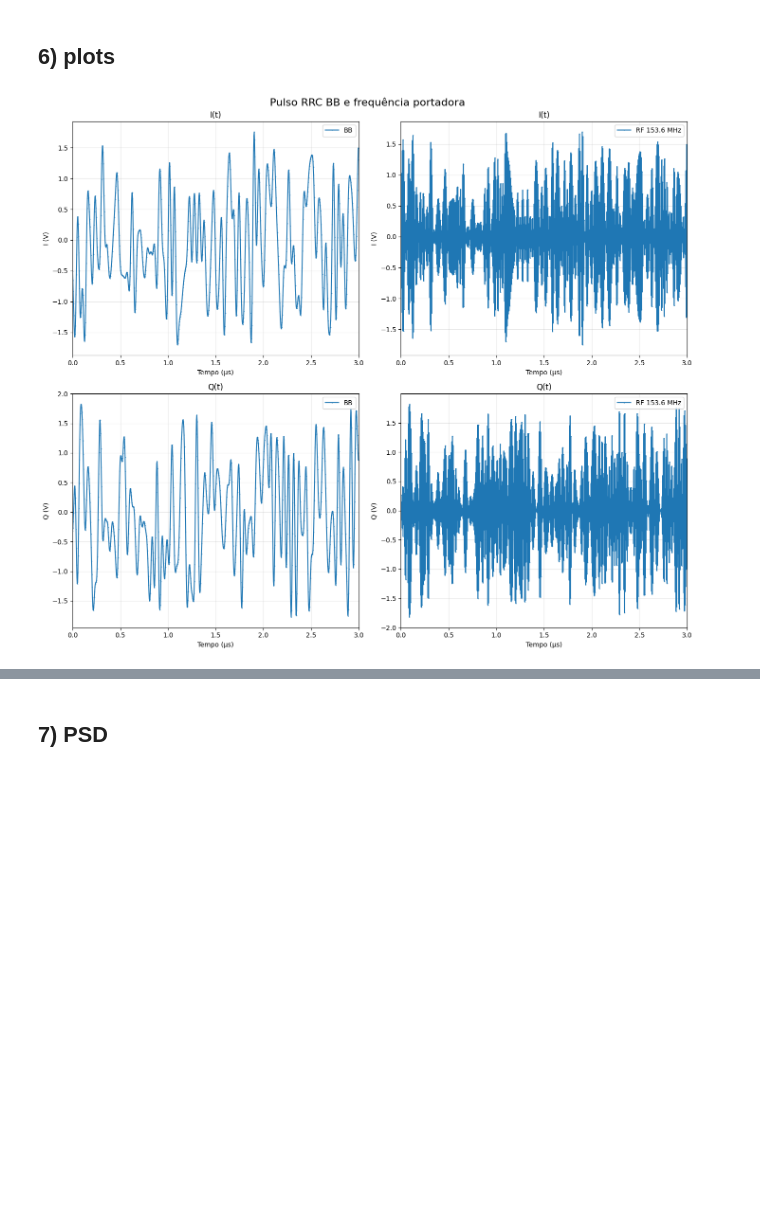
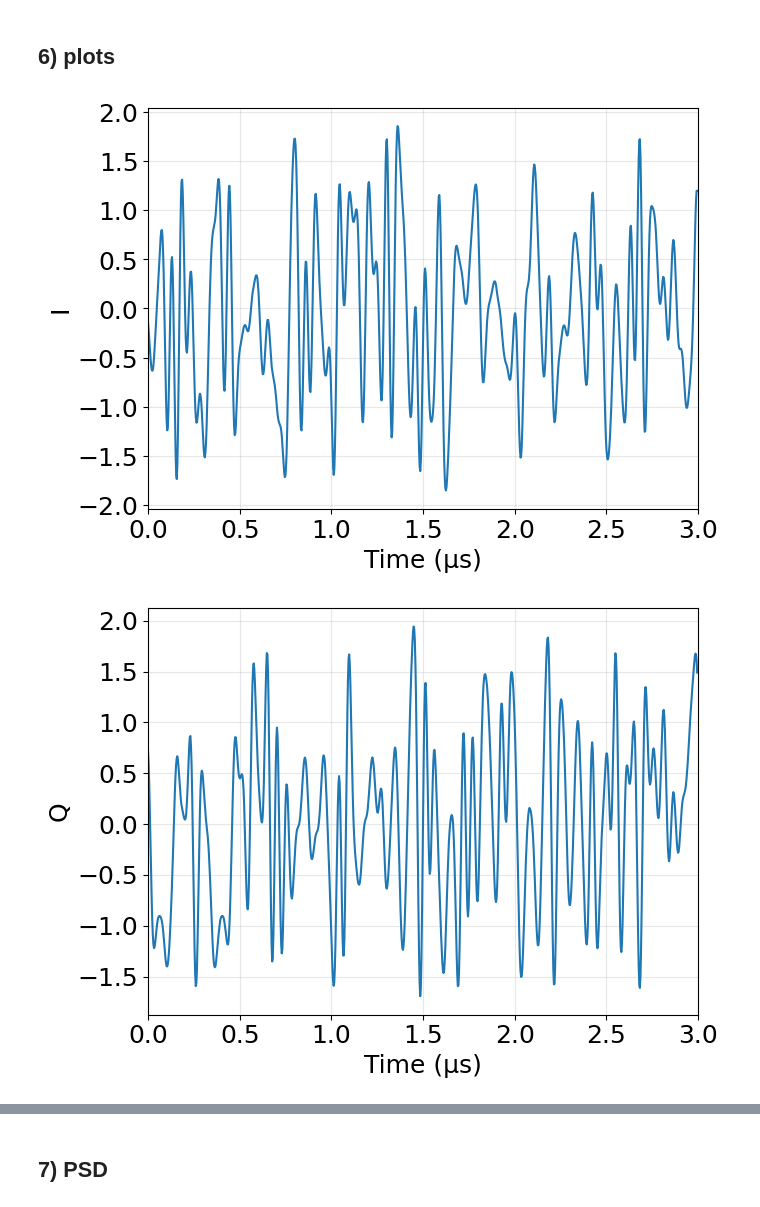
Before and after one commit to Rawerinno/CV-QKD, a Jupyter notebook: cv_qkd_pipeline.ipynb, the cells around one changed output, grey strips where cells are left out. Saved outputs shown, nothing was run; the diff lists cells and outputs as text; code cells hidden in the pictures; blank space fills up the shorter version.

```diff
--- a/cv_qkd_pipeline.ipynb
+++ b/cv_qkd_pipeline.ipynb
@@ -13,7 +15,7 @@ os.makedirs(BASE_DIR, exist_ok=True)
 ## 1) Constellation 64-QAM and MB distribution
 # %%
 qam = 64
-N = 1_000_000
+N = 10000
 
 # ⟨n⟩
 n_target = 10
@@ -43,11 +45,10 @@ values = values_base * scale_factor
 plt.figure(figsize=(6, 6))
 plt.scatter(np.real(values), np.imag(values), color='C0', s=120)
 plt.grid(True, alpha=0.3)
-plt.title(f'{qam}-QAM')
-plt.xlabel('I')
-plt.ylabel('Q')
-plt.xticks(np.arange(-14, 15, 2))
-plt.yticks(np.arange(-14, 15, 2))
+plt.xlabel('I', fontsize=18)
+plt.ylabel('Q', fontsize=18)
+plt.xticks(np.arange(-14, 15, 2), fontsize=18)
+plt.yticks(np.arange(-14, 15, 2), fontsize=18)
 plt.axis('equal')
 plt.tight_layout()
 plt.show()
@@ -233,26 +265,57 @@ Saved: C:\Users\barro\OneDrive\Ambiente de Trabalho\Projeto_3ºano\txt\fft_signa
 # %%
 zoom_us = 3
 idx_zoom = int(zoom_us * fs / 1e6)
 
-fig, axs = plt.subplots(2, 2, figsize=(14, 12))
-for i, comp in enumerate([np.real, np.imag]):
-    for j, sig in enumerate([signal_bb, signal_rf]):
-        axs[i, j].plot(
-            t[:idx_zoom] * 1e6,
-            comp(sig[:idx_zoom]),
-            '.-',
-            ms=1,
-            label=f"{'BB' if j==0 else 'RF 153.6 MHz'}"
-        )
-        axs[i, j].set_title('I(t)' if i == 0 else 'Q(t)')
-        axs[i, j].set_xlabel('Tempo (μs)')
-        axs[i, j].set_ylabel('I (V)' if i == 0 else 'Q (V)')
-        axs[i, j].set_xlim(0, zoom_us)
-        axs[i, j].grid(True, alpha=0.3)
-        axs[i, j].legend(loc='upper right')
-
-plt.suptitle('Pulso RRC BB e frequência portadora', fontsize=16)
+# 1) I(t) - Baseband
+plt.figure(figsize=(7, 5))
+plt.plot(t[:idx_zoom] * 1e6, np.real(signal_bb[:idx_zoom]), '-', ms=1)
+plt.xlabel('Time (μs)', fontsize=18)
+plt.ylabel('I', fontsize=18)
+plt.xlim(0, zoom_us)
+plt.xticks(fontsize=18)
+plt.yticks(fontsize=18)
+plt.grid(True, alpha=0.3)
 plt.tight_layout()
 plt.show()
+
+
+# 2) Q(t) - Baseband
+plt.figure(figsize=(7, 5))
+plt.plot(t[:idx_zoom] * 1e6, np.imag(signal_bb[:idx_zoom]), '-', ms=1)
+plt.xlabel('Time (μs)', fontsize=18)
+plt.ylabel('Q', fontsize=18)
+plt.xlim(0, zoom_us)
+plt.xticks(fontsize=18)
+plt.yticks(fontsize=18)
+plt.grid(True, alpha=0.3)
+plt.tight_layout()
+plt.show()
+
+
+# 3) I(t) - RF
+plt.figure(figsize=(7, 5))
+plt.plot(t[:idx_zoom] * 1e6, np.real(signal_rf[:idx_zoom]), '-', ms=1, color='red')
+plt.xlabel('Time (μs)', fontsize=18)
+plt.ylabel('I', fontsize=18)
+plt.xlim(0, zoom_us)
+plt.xticks(fontsize=18)
+plt.yticks(fontsize=18)
+plt.grid(True, alpha=0.3)
+plt.tight_layout()
+plt.show()
+
+
+# 4) Q(t) - RF
+plt.figure(figsize=(7, 5))
+plt.plot(t[:idx_zoom] * 1e6, np.imag(signal_rf[:idx_zoom]), '-', ms=1, color='red')
+plt.xlabel('Time (μs)', fontsize=18)
+plt.ylabel('Q', fontsize=18)
+plt.xlim(0, zoom_us)
+plt.xticks(fontsize=18)
+plt.yticks(fontsize=18)
+plt.grid(True, alpha=0.3)
+plt.tight_layout()
+plt.show()
 # %% [output]
-[figure, old version]
+[figure, new version]
+[figure, added]
```
Also changed, not shown: parts of 7 cells of this notebook.
